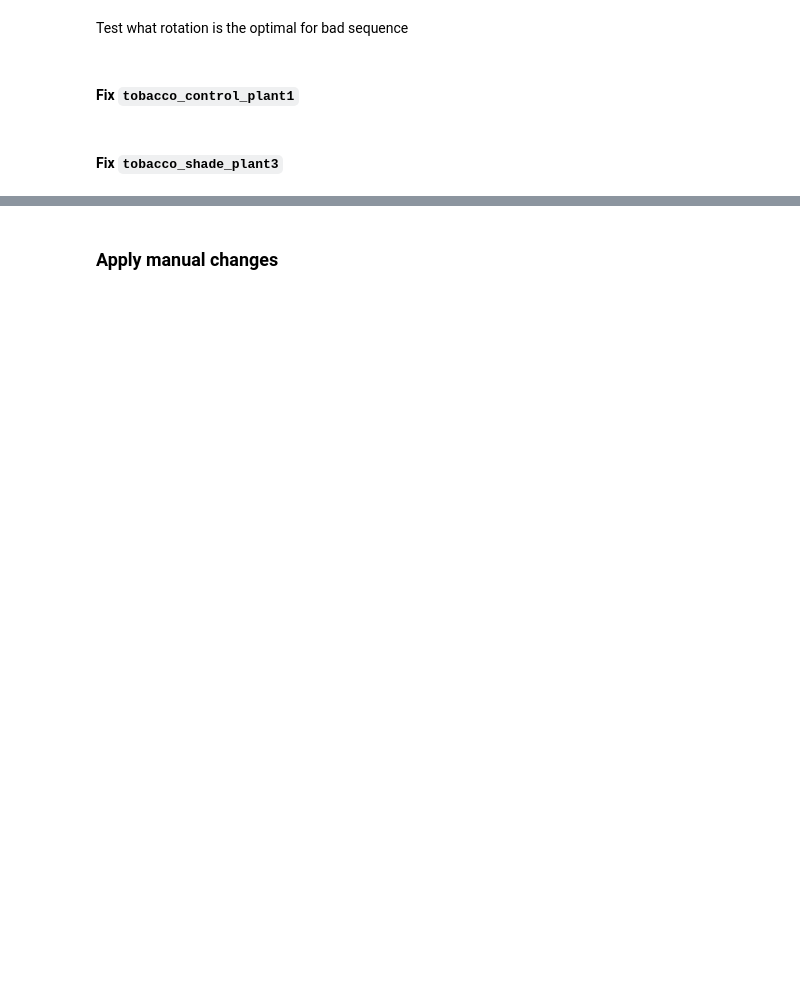
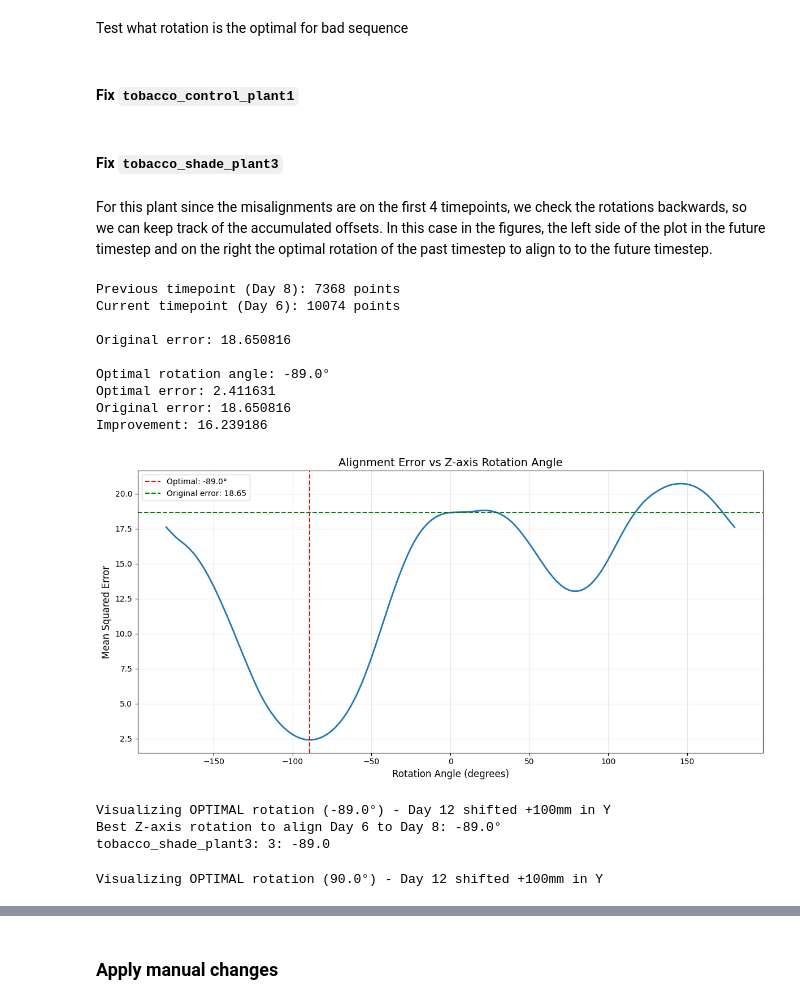
Before and after one commit to Joaquin-Gajardo/plant-shape-analysis, a Jupyter notebook: notebooks/8-plant_sequences_alignment_TrackPlant3D.ipynb, the cells around one changed output, grey strips where cells are left out. Drawn from its saved outputs; the diff is of its cells as text; code cells hidden in the pictures; blank space fills up the shorter version.

```diff
--- a/notebooks/8-plant_sequences_alignment_TrackPlant3D.ipynb
+++ b/notebooks/8-plant_sequences_alignment_TrackPlant3D.ipynb
@@ -1083,11 +1096,8 @@ visualize_plant_sequence(problematic_seq, window_name=seq_name, spacing=100, nor
 # %% [markdown]
 Test what rotation is the optimal for bad sequence
 # %%
-# Helper function
-import colorsys
-
-
-def get_best_z_rotation(prev_tp, curr_tp, organs_to_use=[0]):
+# Helper functions
+def get_best_z_rotation(prev_tp, curr_tp, organs_to_use=[0], spacing=20):
     """
     Find the best Z-axis rotation to align curr_tp to prev_tp.
 
@@ -1125,26 +1135,6 @@ def get_best_z_rotation(prev_tp, curr_tp, organs_to_use=[0]):
     # Test different rotation angles around Z-axis
     angles_deg = np.linspace(-180, 180, 361)  # Every 1 degree
     errors = []
-
-    # for angle_deg in angles_deg:
-    #     angle_rad = np.radians(angle_deg)
-
-    #     # Create Z-rotation matrix
-    #     cos_theta = np.cos(angle_rad)
-    #     sin_theta = np.sin(angle_rad)
-    #     rot_z = np.array([
-    #         [cos_theta, -sin_theta, 0],
-    #         [sin_theta, cos_theta, 0],
-    #         [0, 0, 1]
-    #     ], dtype=np.float64)
-
-    #     # Rotate points
-    #     rotated_points = curr_points @ rot_z.T
-
-    #     # Compute error
-    #     dists, _ = kdtree.query(rotated_points, k=1)
-    #     error = np.mean(dists ** 2)
-    #     errors.append(error)
 
     for angle_deg in angles_deg:
       angle_rad = np.radians(angle_deg)
@@ -1203,8 +1193,6 @@ def get_best_z_rotation(prev_tp, curr_tp, organs_to_use=[0]):
 
     curr_points_optimal = curr_points @ optimal_rot.T
 
-    spacing = 100.0  # mm
-
     pcd_prev = o3d.geometry.PointCloud()
     pcd_prev.points = o3d.utility.Vector3dVector(prev_points)
     pcd_prev.colors = o3d.utility.Vector3dVector(get_organ_colors(prev_points, prev_labels))
@@ -1221,7 +1209,7 @@ def get_best_z_rotation(prev_tp, curr_tp, organs_to_use=[0]):
                                     front=[1, 0, 0],
                                     up=[0, 0, 1])
 
-    return optimal_angle_deg
+    return optimal_angle_deg, errors
 
 # Color map for organs
 def get_organ_colors(points, labels):
@@ -1238,7 +1226,7 @@ def get_organ_colors(points, labels):
         point_colors[mask] = color
     return point_colors
 
-def plot_current_vs_rotated(prev_tp, curr_tp, optimal_angle_deg):
+def plot_current_vs_rotated(prev_tp, curr_tp, optimal_angle_deg, spacing=20):
     prev_points = prev_tp['points']
     curr_points = curr_tp['points']
     prev_labels = prev_tp['labels']
@@ -1256,8 +1244,6 @@ def plot_current_vs_rotated(prev_tp, curr_tp, optimal_angle_deg):
 
     curr_points_optimal = curr_points @ optimal_rot.T
 
-    spacing = 100.0  # mm
-
     pcd_prev = o3d.geometry.PointCloud()
     pcd_prev.points = o3d.utility.Vector3dVector(prev_points)
     pcd_prev.colors = o3d.utility.Vector3dVector(get_organ_colors(prev_points, prev_labels))
@@ -1287,6 +1273,36 @@ print(f"Best Z-axis rotation to align Day {curr_tp['day']} to Day {prev_tp['day'
 print(f"{problematic_seq['sequence_name']}: {curr_idx}: {best_angle}")
 # %% [markdown]
 #### Fix `tobacco_shade_plant3`
+# %% [markdown]
+For this plant since the misalignments are on the first 4 timepoints, we check the rotations backwards, so we can keep track of the accumulated offsets. In this case in the figures, the left side of the plot in the future timestep and on the right the optimal rotation of the past timestep to align to to the future timestep.
 # %%
 seq_name = "tobacco_shade_plant3"
 problematic_seq = plant_dataset.get_timeseries_by_sequence_name(seq_name)
+# %%
+prev_idx = 4
+curr_idx = 3
+prev_tp = problematic_seq['timepoints'][prev_idx]
+curr_tp = problematic_seq['timepoints'][curr_idx]
+organs_to_use = [0, 1, 2]
+best_angle, _ = get_best_z_rotation(prev_tp, curr_tp, organs_to_use=organs_to_use)
+print(f"Best Z-axis rotation to align Day {curr_tp['day']} to Day {prev_tp['day']}: {best_angle:.1f}°")
+print(f"{problematic_seq['sequence_name']}: {curr_idx}: {best_angle}")
+# OK. Optimal yaw angle adjustment: -89.0°
+# %% [output]
+Previous timepoint (Day 8): 7368 points
+Current timepoint (Day 6): 10074 points
+
+Original error: 18.650816
+
+Optimal rotation angle: -89.0°
+Optimal error: 2.411631
+Original error: 18.650816
+Improvement: 16.239186
+[figure, added]
+Visualizing OPTIMAL rotation (-89.0°) - Day 12 shifted +100mm in Y
+Best Z-axis rotation to align Day 6 to Day 8: -89.0°
+tobacco_shade_plant3: 3: -89.0
+# %%
+plot_current_vs_rotated(prev_tp, curr_tp, 90)
+# %% [output]
+Visualizing OPTIMAL rotation (90.0°) - Day 12 shifted +100mm in Y
```
Also changed, not shown: parts of 16 cells of this notebook, 1 other file.
